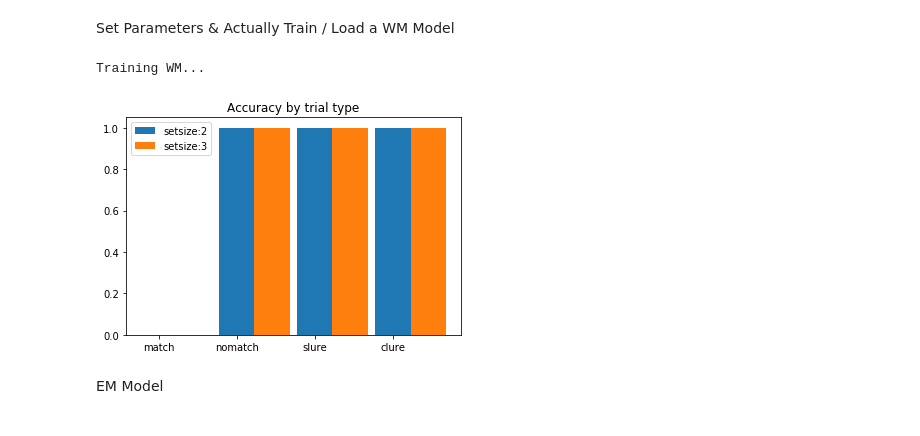
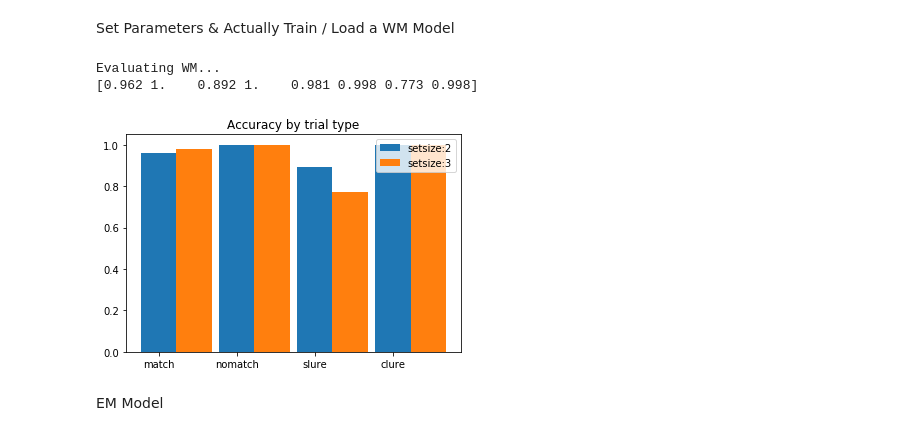
Before and after one commit to MaiaHamin/em-wm-simulation, a Jupyter notebook: figure_notebooks/simulate-wm-and-em.ipynb, the cells around one changed output. Cells and saved outputs as stored; diff of their text form; code cells hidden in the pictures.

```diff
--- a/figure_notebooks/simulate-wm-and-em.ipynb
+++ b/figure_notebooks/simulate-wm-and-em.ipynb
@@ -304,7 +307,8 @@ def eval_by_ttype(net, ctxt_fn, stim_fn, sample_fn, taskintL, ssizeL, n_ctxt_ste
     taskL_ev.append([task_int, sample_fn(0, 0, 1), ssizeL[task_int]])
 
   evsc, ttype = run_model_for_epochs(
-    net, taskL_ev,
+    net,
+    taskL_ev,
     ctxt_fn=ctxt_fn,
     stim_fn = stim_fn,
     training=False,
@@ -314,7 +318,8 @@ def eval_by_ttype(net, ctxt_fn, stim_fn, sample_fn, taskintL, ssizeL, n_ctxt_ste
   )
 
   evac = evsc.mean(1)
-  # regroup the scores by the setsize
+  print(evac)
+  # regroup the list of scores into a list of lists grouped by the setsize
   scores_by_ss = [[]] * len(taskintL)
   for task_int in taskintL:
     scores_by_ss[task_int] = evac[task_int*4:(task_int+1)*4]
@@ -407,51 +412,38 @@ Set Parameters & Actually Train / Load a WM Model
 # %%
 # change this variable to change the task between nback and stern
 task = "nback"  # "stern"
 
 # function and parameters for the drifting context
 ctxt_fn_name = spherical_drift
-drift_parameters = (0.25, 0.075) # [(0.25, 0.075), (0.25, 0.0), (0.25, 0.05), (0.4, 0.075)]
 ctxt_d = 25
 n_ctxt_steps=20
-
-# function which returns a stimulus - here, always an identity matrix, but could be redrawn from a distribution each time, e.g.
-stim_d = 20
-stim_fn = lambda: gen_stims(stim_d) # lambda: gen_stims(stim_d)
-
-# probabilities of different training conditions: both match, stimulus lure, context lure, neither match
-pr_match, pr_slure, pr_clure, pr_nomatch = 0.4, 0.2, 0.2, 0.2
-
-# priority weighting of stimulus similarity (vs context similarity) in EM retrieval
-stim_retrieval_weight = 0.4
-# hazard rate - likelihood of terminating memory search at each step
-h_rate = 0.6
-# similarity threshold cutoff - min cosine similarity before search is terminated deterministically
-similarity_threshold = 0.5
-
-n_training_eps=250000
-
+drift_parameters = (0.25, 0.075) # [(0.25, 0.075), (0.25, 0.0), (0.25, 0.05), (0.4, 0.075)]
 mean, var = drift_parameters
-
 # Lambda getter for the context fn with these parameters
 ctxt_fn = lambda n_steps: spherical_drift(n_steps=n_steps, dim=ctxt_d, var=var, mean=mean)
 
-print("Training WM... ")
+# function which returns a stimulus
+stim_fn = lambda: gen_stims(stim_d) # lambda: gen_stims(stim_d)
 
 load_pretrained_model = True
 
 if load_pretrained_model:
-    model_path = "/Users/maia/Projects/cleaned-em-wm-code/trained-models/ffwm_task-nback_training-probs-040-020-020-020_neps-500000_drift-params-025-007_seed%1/trained-net.pt"
+    model_path = "/Users/maia/Projects/cleaned-em-wm-code/trained-models/ffwm_task-nback_training-probs-040-020-020-020_neps-500000_drift-params-025-007_seed%2/trained-net.pt"
     model = FFWM(2 * (ctxt_d + stim_d), stim_d * 4)
     model.load_state_dict(tr.load(model_path))
     model.eval()
     generate_ttype_figures_for_trained_model(model, task, ctxt_fn, stim_fn, n_ctxt_steps=n_ctxt_steps)
 else:
+    # probabilities of different training conditions: both match, stimulus lure, context lure, neither match
+    pr_match, pr_slure, pr_clure, pr_nomatch = 0.4, 0.2, 0.2, 0.2
+    n_training_eps=500000
     net = train_net_and_plot_accuracy(task, ctxt_fn, stim_fn, c_dim=ctxt_d, s_dim=stim_d, neps=n_training_eps, n_ctxt_steps=n_ctxt_steps,
                                     pr_match=pr_match, pr_slure=pr_slure, pr_clure=pr_clure, seed=seed,
                                     model_path=model_path, figure_path=figure_path)
 # %% [output]
-Training WM...
+Evaluating WM...
+[0.962 1.    0.892 1.    0.981 0.998 0.773 0.998]
-[figure, old version]
+[figure, new version]
 # %% [markdown]
 EM Model
 # %%
```
Also changed, not shown: parts of 5 cells of this notebook.
